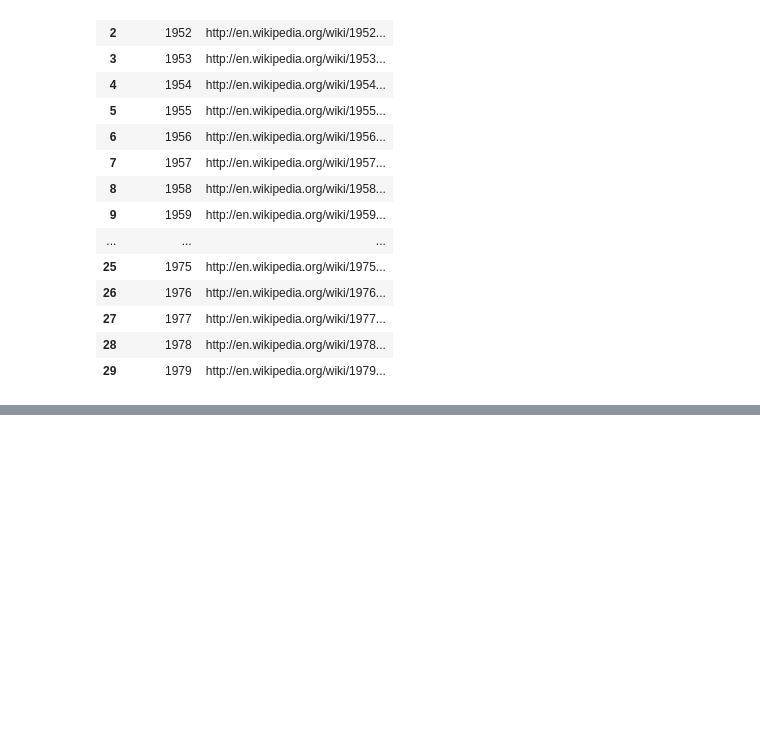
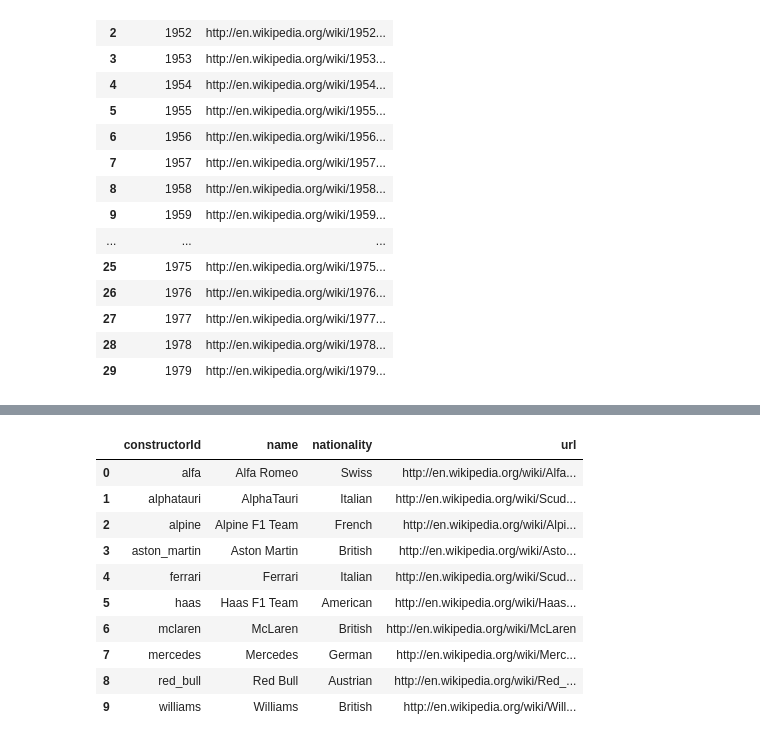
Before and after one commit to Stephanie-Daniella/Formula-1-data, a Jupyter notebook: f1-analisis.ipynb, the cells around one changed output, grey strips where cells are left out. Saved outputs shown, nothing was run; the diff lists cells and outputs as text; code cells hidden in the pictures; blank space fills up the shorter version.

```diff
--- a/f1-analisis.ipynb
+++ b/f1-analisis.ipynb
@@ -240,0 +294,22 @@ pd.DataFrame(season).to_csv('season.csv',index=False)
+# %%
+#constructors ={'constructorId':[],'constructorRef':[],'name':[],'nationality':[],'url':[]}
+constructors ={'constructorId':[],'name':[],'nationality':[],'url':[]}
+for item in content['MRData']['ConstructorTable']['Constructors']:
+    constructors['constructorId'].append(item['constructorId'])
+    #constructors['driverRef'].append(item['driverRef'])
+    constructors['name'].append(item['name'])
+    constructors['nationality'].append(item['nationality'])
+    constructors['url'].append(item['url'])
+pd.DataFrame(constructors)
+# %% [output]
+|  | constructorId | name | nationality | url |
+| 0 | alfa | Alfa Romeo | Swiss | http://en.wikipedia.org/wiki/Alfa... |
+| 1 | alphatauri | AlphaTauri | Italian | http://en.wikipedia.org/wiki/Scud... |
+| 2 | alpine | Alpine F1 Team | French | http://en.wikipedia.org/wiki/Alpi... |
+| 3 | aston_martin | Aston Martin | British | http://en.wikipedia.org/wiki/Asto... |
+| 4 | ferrari | Ferrari | Italian | http://en.wikipedia.org/wiki/Scud... |
+| 5 | haas | Haas F1 Team | American | http://en.wikipedia.org/wiki/Haas... |
+| 6 | mclaren | McLaren | British | http://en.wikipedia.org/wiki/McLaren |
+| 7 | mercedes | Mercedes | German | http://en.wikipedia.org/wiki/Merc... |
+| 8 | red_bull | Red Bull | Austrian | http://en.wikipedia.org/wiki/Red_... |
+| 9 | williams | Williams | British | http://en.wikipedia.org/wiki/Will... |
```
Also changed, not shown: parts of 24 cells of this notebook.
